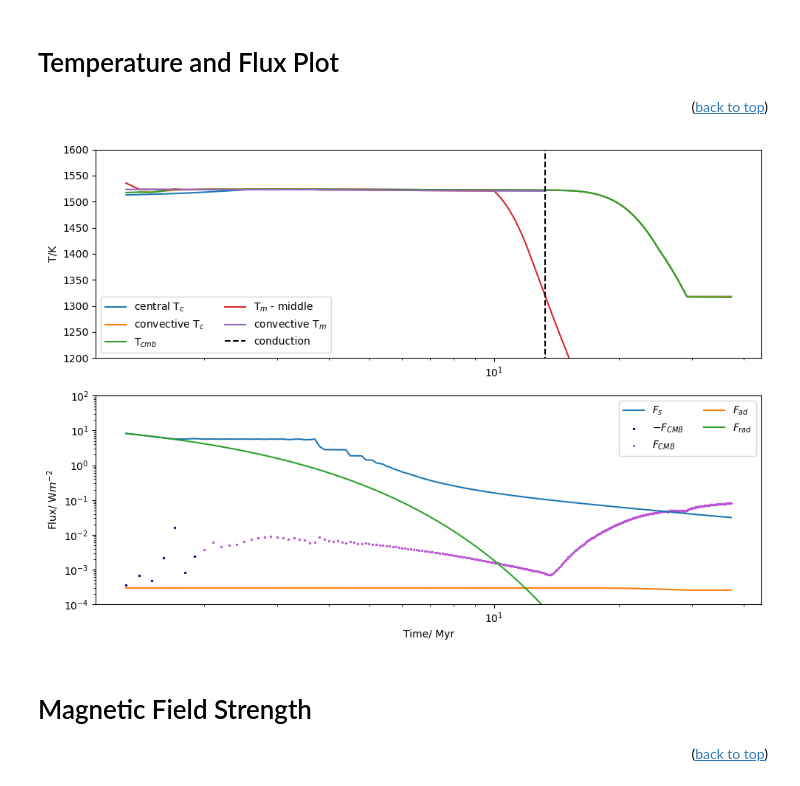
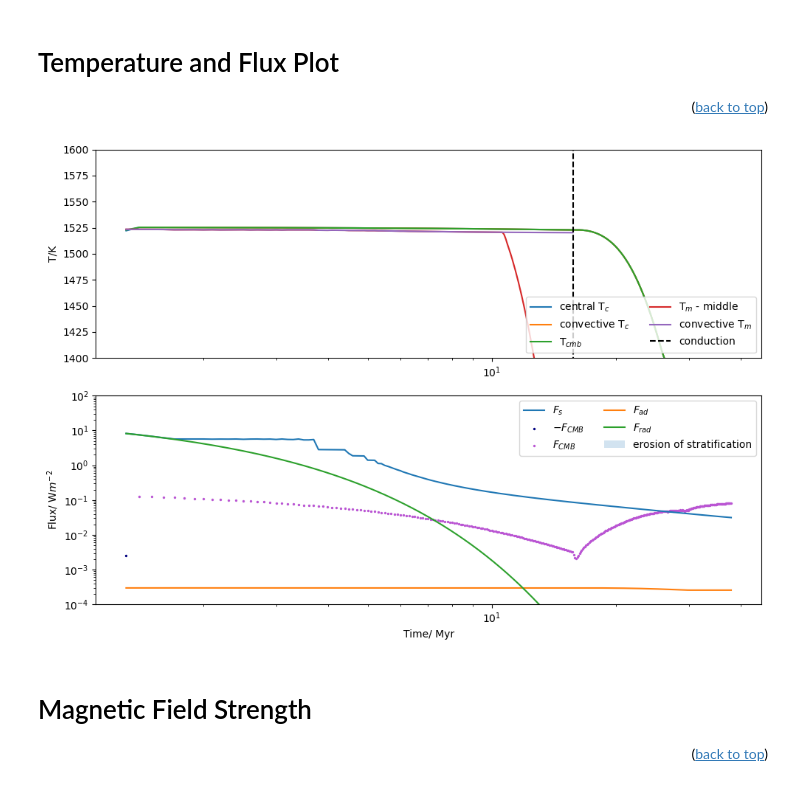
Before and after one commit to Hannah-RS/planetesimal-magnetic-history, a Jupyter notebook: Plotting_scripts/plot_combined.ipynb, the cells around one changed output. Cells and saved outputs as stored; diff of their text form; code cells hidden in the pictures.

```diff
--- a/Plotting_scripts/plot_combined.ipynb
+++ b/Plotting_scripts/plot_combined.ipynb
@@ -34,11 +34,14 @@ from plotting_constants import Myr, Tml, Tms
 # %% [markdown]
 Choose run and whether you want to save figure
 # %%
-run=19
-save = False# do you want to save your figures?
+run=33
+save = True# do you want to save your figures?
 conduction = False #does the mantle switch to conduction
 automated = False #if this run was one of an automated group
 path = '../Results_combined/' #path to files
+#path = '../Run_params/berlin_test3/'
+#save_path = '../Plots/berlin_test3/'
+save_path = '../Plots/'
 # %% [markdown]
 Load npz files for differentiation
 # %%
@@ -114,6 +117,10 @@ log_time = True # do you want to plot time logarithmically
 <p align="right">(<a href="#top">back to top</a>)</p>
 # %%
 results = load_run_results(run,f'{path}run_results.csv')
+# %%
+terode = results.at[0,'terode']
+tstrat_remove = results.at[0,'tstrat_remove']
+diff_time = results.at[0,'diff_time']
 # %%
 print(f"Differentiation is at {results.at[0,'diff_time']:.2f} Myr")
 print(f"The temperature at differentiation is at {results.at[0,'diff_T']:.2f}K")
@@ -448,59 +463,53 @@ if save ==True:
 # %%
 plt.figure(tight_layout=True,figsize=[10,7])
 #plt.suptitle(f'Thermal evolution of a {r/1e3:.0f}km asteroid \n run {run} viscosity {viscosity}')
 
 xmin=tstart
 
 #temperatures as function of time
 plt.subplot(2,1,1)
+
+plt.plot(t_plot_t,Tc,label='central T$_c$')
+plt.plot(t_plot_t[Tc_conv!=0],Tc_conv[Tc_conv!=0],label='convective T$_c$')
+plt.plot(t_plot_t,Tcmb,label='T$_{cmb}$')
+plt.plot(t_plot_t,Tm_mid,label='T$_m$ - middle')
+plt.plot(t_plot_t[Tm_conv!=0],Tm_conv[Tm_conv!=0],label='convective T$_m$')
+#plt.scatter(t_plot_t,T_profile[:,-400],label='T one above CMB')
+#plt.scatter(t_plot_t,T_profile[:,-399],label='T two above CMB')
+
 if log_time == True:
-    plt.semilogx(t_plot_t,Tc,label='central T$_c$')
-    plt.semilogx(t_plot_t[Tc_conv!=0],Tc_conv[Tc_conv!=0],label='convective T$_c$')
-    plt.semilogx(t_plot_t,Tcmb,label='T$_{cmb}$')
-    plt.semilogx(t_plot_t,Tm_mid,label='T$_m$ - middle')
-    plt.semilogx(t_plot_t[Tm_conv!=0],Tm_conv[Tm_conv!=0],label='convective T$_m$')
-    #plt.semilogx(t_plot_t,Tm_conv,label='convective T$_m$')
-    #plt.semilogx(t_plot_t,Tm_surf,label='T$_m$ - surface')
-else:
-    plt.plot(t_plot_t,Tc,label='central T$_c$')
-    plt.plot(t_plot_t[Tc_conv!=0],Tc_conv[Tc_conv!=0],label='convective T$_c$')
-    plt.plot(t_plot_t,Tcmb,label='T$_{cmb}$')
-    plt.plot(t_plot_t,Tm_mid,label='T$_m$ - middle')
-    plt.plot(t_plot_t[Tm_conv!=0],Tm_conv[Tm_conv!=0],label='convective T$_m$')
-    #plt.plot(t_plot_t,Tm_surf,label='T$_m$ - surface')
+    plt.xscale('log')
 #if conduction == True:
 plt.vlines(fcond_t,ymin=min(Tm_surf),ymax=1600,color='black',linestyle='--',label='conduction')
-plt.ylim([1200,1600]) #use these limits when comparing runs
+plt.ylim([1400,1600]) #use these limits when comparing runs
+#plt.ylim([1520,1530])
 plt.ylabel('T/K')
-plt.legend(loc='lower left', ncol= 2)
-
+#plt.legend(loc='lower left', ncol= 2)
+plt.legend(loc='lower right', ncol= 2)
 #fluxes as function of time
 plt.subplot(2,1,2)
 
 Fcmb_neg = Fcmb[Fcmb<0]
 Fcmb_pos = Fcmb[Fcmb>0]
+
+plt.semilogy(t_plot_t,Fs,label='$F_s$')
+plt.scatter(t_plot_t[Fcmb<0],abs(Fcmb_neg),label='$-F_{CMB}$',color='navy',s=2)
+plt.scatter(t_plot_t[Fcmb>0],Fcmb_pos,label='$F_{CMB}$',color='mediumorchid',s=2)
+plt.semilogy(t_plot_t,Fad,label='$F_{ad}$')
+plt.semilogy(t_plot_t,Frad,label='$F_{rad}$')
+plt.fill_betweenx(y=[1e-4,0.1],x1=tstrat_remove,x2=terode,label='erosion of stratification',alpha=0.2)
 if log_time == True:
-    plt.loglog(t_plot_t,Fs,label='$F_s$')
-    plt.scatter(t_plot_t[Fcmb<0],abs(Fcmb_neg),label='$-F_{CMB}$',color='navy',s=2)
-    plt.scatter(t_plot_t[Fcmb>0],Fcmb_pos,label='$F_{CMB}$',color='mediumorchid',s=2)
-    plt.loglog(t_plot_t,Fad,label='$F_{ad}$')
-    plt.loglog(t_plot_t,Frad,label='$F_{rad}$')
-else:
-    plt.semilogy(t_plot_t,Fs,label='$F_s$')
-    plt.scatter(t_plot_t[Fcmb<0],abs(Fcmb_neg),label='$-F_{CMB}$',color='navy',s=2)
-    plt.scatter(t_plot_t[Fcmb>0],Fcmb_pos,label='$F_{CMB}$',color='mediumorchid',s=2)
-    plt.semilogy(t_plot_t,Fad,label='$F_{ad}$')
-    plt.semilogy(t_plot_t,Frad,label='$F_{rad}$')
+    plt.xscale('log')
 plt.xlabel('Time/ Myr')
 
 plt.ylim([1e-4,1e2])   #use these limits when comparing runs
 plt.ylabel('Flux/ W$m^{-2}$')
 plt.legend(loc='upper right',ncol=2)
 
 if save == True:
-    plt.savefig('../Plots/run_{}_Tflux.png'.format(run),dpi=450)
+    plt.savefig(f'{save_path}run_{run}_Tflux.png',dpi=450)
 # %% [output]
-[figure, old version]
+[figure, new version]
 # %% [markdown]
 # Magnetic Field Strength <a class="anchor" id="B"></a>
 <p align="right">(<a href="#top">back to top</a>)</p>
```
Also changed, not shown: parts of 24 cells of this notebook.
